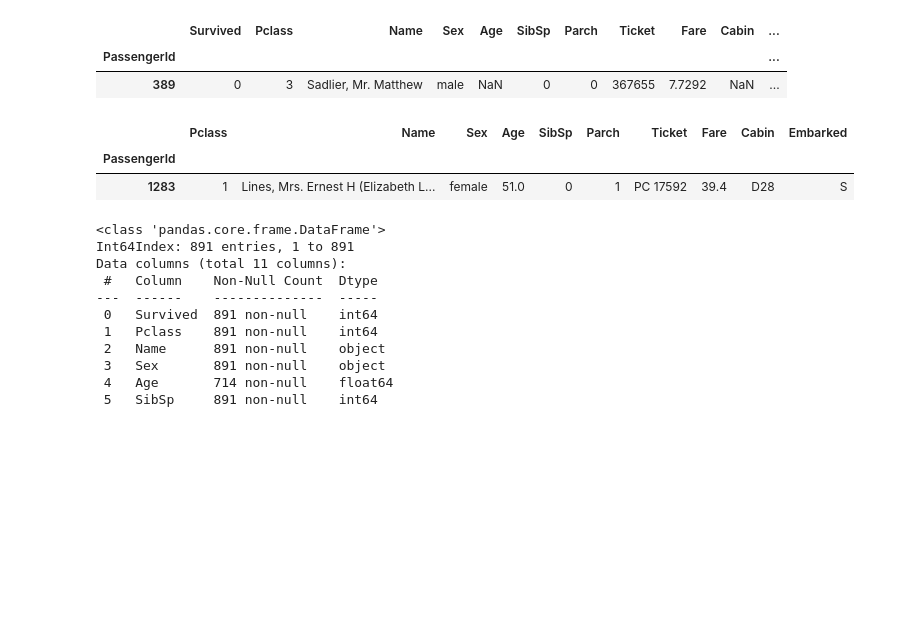
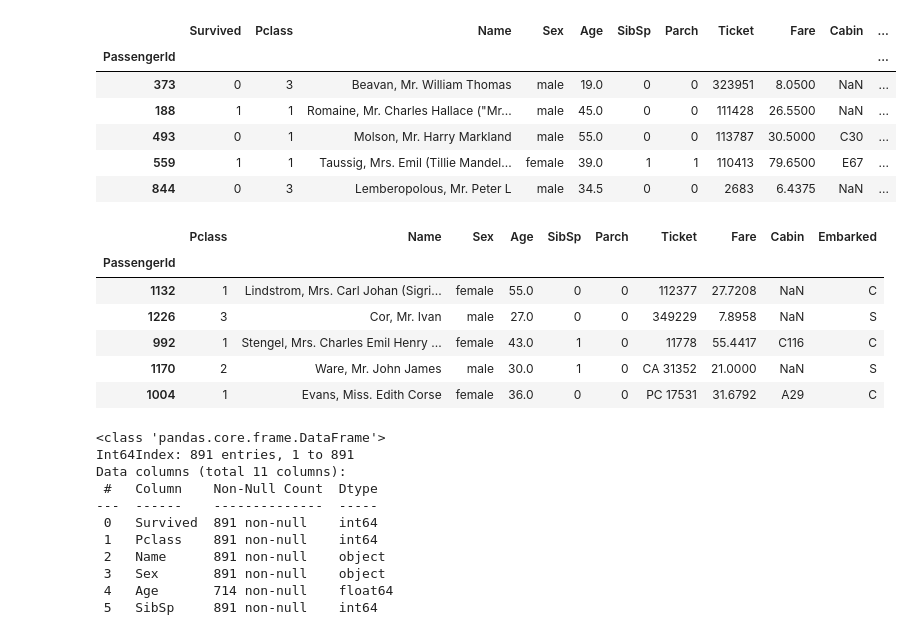
Before and after one commit to KuBaN658/kaggle, a Jupyter notebook: titanic/data_processing.ipynb, the cells around one changed output. Saved outputs shown, nothing was run; the diff lists cells and outputs as text; code cells hidden in the pictures; blank space fills up the shorter version.

```diff
--- a/titanic/data_processing.ipynb
+++ b/titanic/data_processing.ipynb
@@ -6,18 +6,26 @@ import seaborn as sns
 # %%
 X_train = pd.read_csv('data/train.csv', index_col='PassengerId')
 X_test = pd.read_csv('data/test.csv', index_col='PassengerId')
 twix = (X_train, X_test)
-X_train.sample()
+X_train.sample(5)
 # %% [output]
 |  | Survived | Pclass | Name | Sex | Age | SibSp | Parch | Ticket | Fare | Cabin | ... |
 | PassengerId |  |  |  |  |  |  |  |  |  |  | ... |
-| 389 | 0 | 3 | Sadlier, Mr. Matthew | male | NaN | 0 | 0 | 367655 | 7.7292 | NaN | ... |
+| 373 | 0 | 3 | Beavan, Mr. William Thomas | male | 19.0 | 0 | 0 | 323951 | 8.0500 | NaN | ... |
+| 188 | 1 | 1 | Romaine, Mr. Charles Hallace ("Mr... | male | 45.0 | 0 | 0 | 111428 | 26.5500 | NaN | ... |
+| 493 | 0 | 1 | Molson, Mr. Harry Markland | male | 55.0 | 0 | 0 | 113787 | 30.5000 | C30 | ... |
+| 559 | 1 | 1 | Taussig, Mrs. Emil (Tillie Mandel... | female | 39.0 | 1 | 1 | 110413 | 79.6500 | E67 | ... |
+| 844 | 0 | 3 | Lemberopolous, Mr. Peter L | male | 34.5 | 0 | 0 | 2683 | 6.4375 | NaN | ... |
 # %%
-X_test.sample()
+X_test.sample(5)
 # %% [output]
 |  | Pclass | Name | Sex | Age | SibSp | Parch | Ticket | Fare | Cabin | Embarked |
 | PassengerId |  |  |  |  |  |  |  |  |  |  |
-| 1283 | 1 | Lines, Mrs. Ernest H (Elizabeth L... | female | 51.0 | 0 | 1 | PC 17592 | 39.4 | D28 | S |
+| 1132 | 1 | Lindstrom, Mrs. Carl Johan (Sigri... | female | 55.0 | 0 | 0 | 112377 | 27.7208 | NaN | C |
+| 1226 | 3 | Cor, Mr. Ivan | male | 27.0 | 0 | 0 | 349229 | 7.8958 | NaN | S |
+| 992 | 1 | Stengel, Mrs. Charles Emil Henry ... | female | 43.0 | 1 | 0 | 11778 | 55.4417 | C116 | C |
+| 1170 | 2 | Ware, Mr. John James | male | 30.0 | 1 | 0 | CA 31352 | 21.0000 | NaN | S |
+| 1004 | 1 | Evans, Miss. Edith Corse | female | 36.0 | 0 | 0 | PC 17531 | 31.6792 | A29 | C |
 # %%
 X_train.info()
 print('-' * 40)
```
Also changed, not shown: parts of 9 cells of this notebook, 5 other files.
